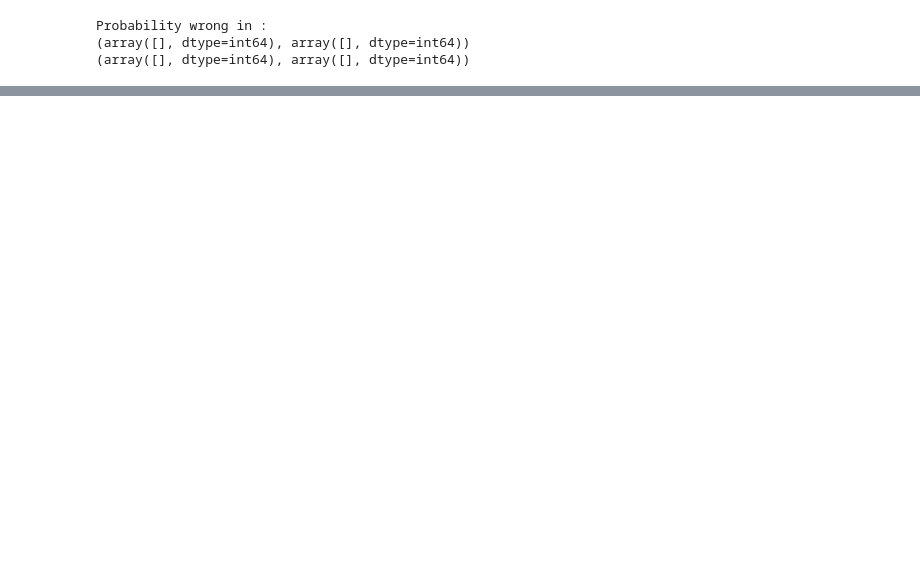
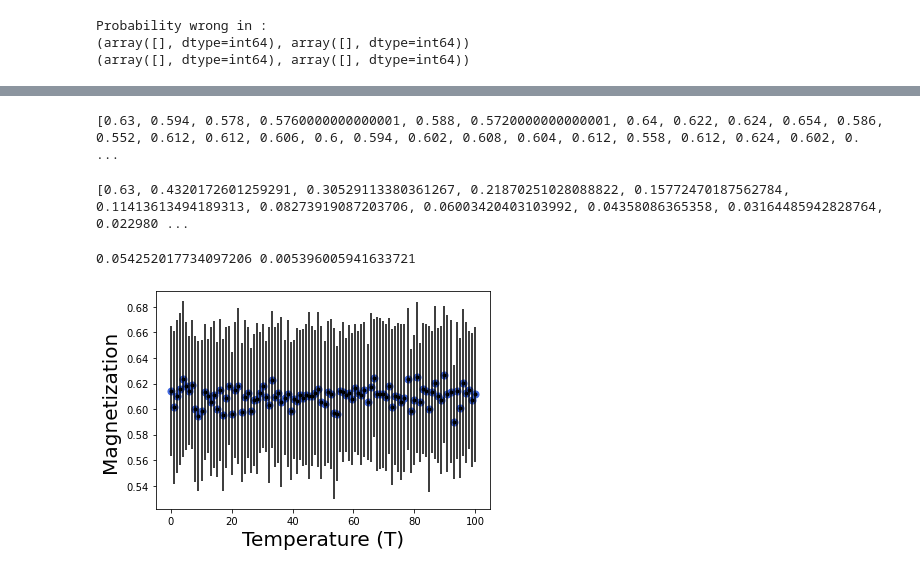
Before and after one commit to naimaeb/MSc_thesis, a Jupyter notebook: gonzaga/ising_1987.ipynb, the cells around one changed output, grey strips where cells are left out. Cells and saved outputs as stored; diff of their text form; code cells hidden in the pictures; blank space fills up the shorter version.

```diff
--- a/gonzaga/ising_1987.ipynb
+++ b/gonzaga/ising_1987.ipynb
@@ -231,0 +286,11 @@ means
+# %%
+IS = Ising(seed = 13)
+means = IS.simulateMeans(100)#argument is number of epochs
+C = IS.getConnectivity()
+p = IS.getPatterns()
+
+alpha = (p-1)/C
+
+print(means)
+# %% [output]
+[0.63, 0.594, 0.578, 0.5760000000000001, 0.588, 0.5720000000000001, 0.64, 0.622, 0.624, 0.654, 0.586, 0.552, 0.612, 0.612, 0.606, 0.6, 0.594, 0.602, 0.608, 0.604, 0.612, 0.558, 0.612, 0.624, 0.602, 0. ...
@@ -231,0 +299,46 @@ means
+# %%
+print(analytic_means)
+# %% [output]
+[0.63, 0.4320172601259291, 0.30529113380361267, 0.21870251028088822, 0.15772470187562784, 0.11413613494189313, 0.08273919087203706, 0.06003420403103992, 0.04358086365358, 0.03164485942828764, 0.022980 ...
+# %%
+#run simulation for different temperatures and look at the last magnetization value for each simulation
+
+def run_simulation_temp(t_array, epochs):
+    '''
+    Runs the simulation of parallel mean field updates.
+
+    Arguments:
+        t_array(np.array): array with the different temperature values
+        epochs(int): number of epochs you want to run each individual simulation for
+    '''
+    magnetization = []
+    stdev = []
+    for t in t_array:
+        IS = Ising(temperature = t)
+        means = IS.simulateMeans(epochs)
+        mean_means = np.mean(means)
+        std = np.std(means)
+        magnetization.append(mean_means)
+        stdev.append(std)
+
+    return magnetization, stdev
+# %%
+#run simulation for different temperatures
+
+t_array = np.linspace(0.01, 100, num = 100)
+epochs = 50
+
+magnetization, std = run_simulation_temp(t_array, epochs)
+# %%
+#plot simulation results
+
+
+plt.scatter(t_array, magnetization, s=50, marker='o', color='RoyalBlue')
+plt.errorbar(t_array, magnetization, yerr=std, fmt='.k')
+plt.xlabel("Temperature (T)", fontsize=20);
+plt.ylabel("Magnetization ", fontsize=20);   plt.axis('tight')
+
+print(np.mean(std),np.std(std))
+# %% [output]
+0.054252017734097206 0.005396005941633721
+[figure, added]
```
Also changed, not shown: parts of 32 cells of this notebook, 4 other files.
